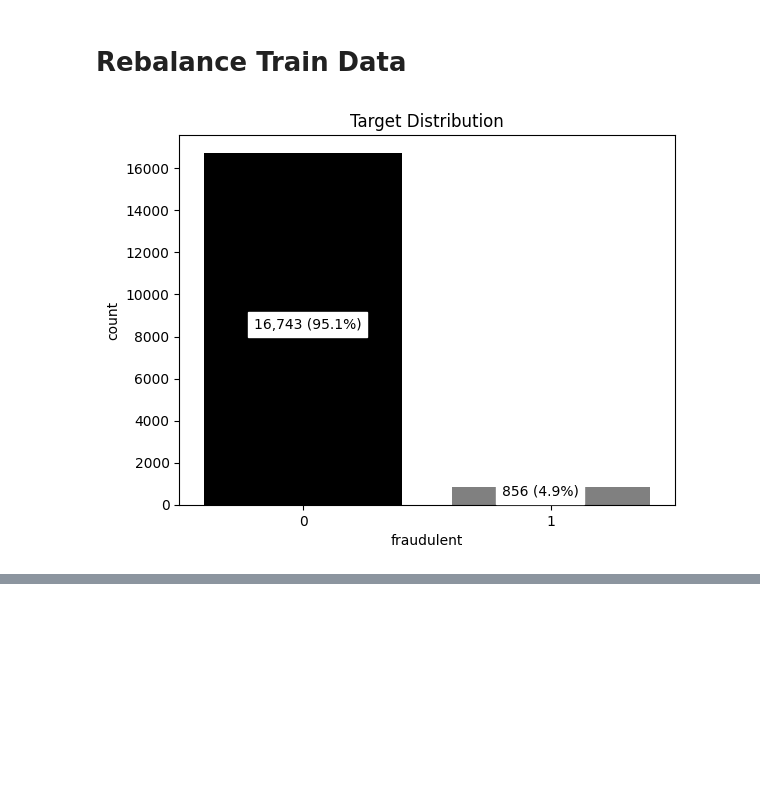
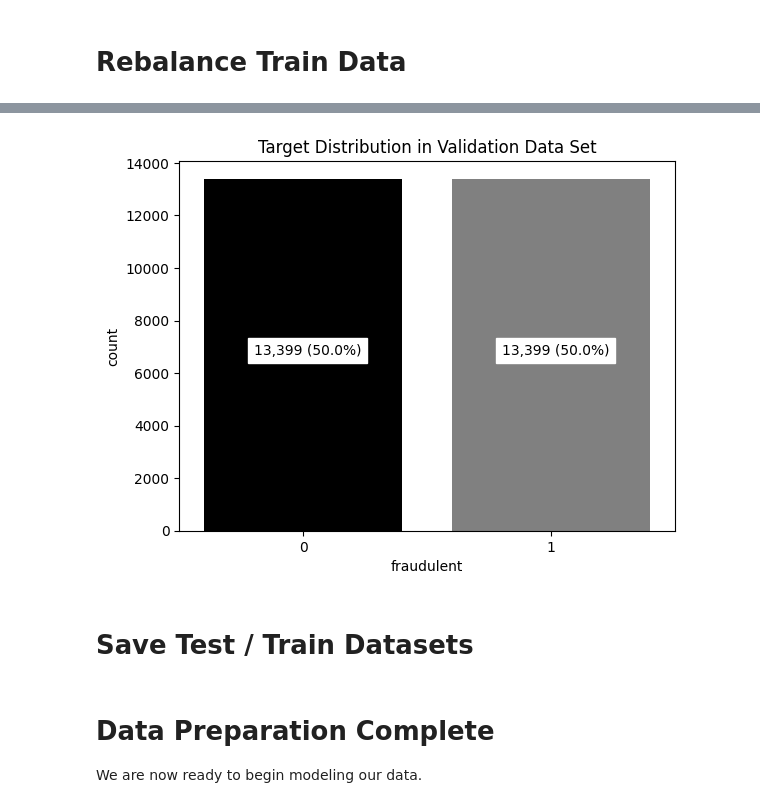
Before and after one commit to ADS-599-Team-2-Capstone/ADS-599-Capstone, a Jupyter notebook: Code Library Folder/Data Preparation.ipynb, the cells around one changed output, grey strips where cells are left out. Saved outputs shown, nothing was run; the diff lists cells and outputs as text; code cells hidden in the pictures; blank space fills up the shorter version.

```diff
--- a/Code Library Folder/Data Preparation.ipynb
+++ b/Code Library Folder/Data Preparation.ipynb
@@ -44,7 +84,3 @@ def target_distribution(data, target, title='Target Distribution'):
 # %%
 unbalanced_df = pd.read_pickle("../Data Folder/fake_job_postings_dd_raw_df.pkl")
 unbalanced_df.head(2)
-
-numeric_variables = list(unbalanced_df.select_dtypes(['float64','int64']).columns)
-
-unbalanced_df = unbalanced_df[numeric_variables]
@@ -50,0 +93,27 @@ unbalanced_df = unbalanced_df[numeric_variables]
+# %%
+# replace NaN values with ' '
+unbalanced_df[['title', 'company_profile', 'description', 'requirements', 'benefits', 'fraudulent' ]] = \
+    unbalanced_df[['title', 'company_profile', 'description', 'requirements', 'benefits', 'fraudulent' ]].fillna(value=' ')
+
+
+
+# Clean and Tokenize Data
+df = unbalanced_df.copy()
+
+# new column of all the text information combined together, may not be necessary but could address missing values
+df['all_text'] = df['title'] + ' ' + df['company_profile'] + ' ' + df['description'] + ' ' + df['requirements'] + ' ' + df['benefits']
+
+# applying the pipeline
+my_pipeline = [normalize, remove_punctuation, tokenize, remove_stop]
+
+# we need to apply text cleaning to all of the following:
+## 'title', 'company_profile', 'description', 'requirements', 'benefits', 'all_text'
+df["title_tokens"] = df["title"].apply(prepare, pipeline=my_pipeline)
+df["company_profile_tokens"] = df["company_profile"].apply(prepare, pipeline=my_pipeline)
+df["description_tokens"] = df["description"].apply(prepare, pipeline=my_pipeline)
+df["requirements_tokens"] = df["requirements"].apply(prepare, pipeline=my_pipeline)
+df["benefits_tokens"] = df["benefits"].apply(prepare, pipeline=my_pipeline)
+df["all_text_tokens"] = df["all_text"].apply(prepare, pipeline=my_pipeline)
+
+# checking
+df.head(5)
@@ -87,13 +164,6 @@ target_distribution(data=validate_y,
 [figure]
 # %% [markdown]
 # Rebalance Train Data
-# %%
-# Plot Target Variable fraudulent distribution.
-
-target_distribution(data=unbalanced_df,
-                    target=target)
-# %% [output]
-[figure, removed]
 # %% [markdown]
 ## Over-sampling: SMOTE
 SMOTE (Synthetic Minority Oversampling TEchnique) consists of synthesizing elements for the minority class, based on those that already exist. It works randomly picingk a point from the minority class and computing the k-nearest neighbors for this point. The synthetic points are added between the chosen point and its neighbors.
@@ -106,3 +176,15 @@ SMOTE (Synthetic Minority Oversampling TEchnique) consists of synthesizing eleme
 smote = SMOTE(sampling_strategy='minority')
 
 X_sm, y_sm = smote.fit_resample(X_train,y_train)
+# %%
+# Plot Target Variable fraudulent distribution.
+
+sm_training_y = pd.DataFrame(y_sm, columns = [target])
+
+target_distribution(data=sm_training_y,
+                    target=target,
+                    title='Target Distribution in Validation Data Set')
+# %% [output]
+[figure, added]
+# %% [markdown]
+# Save Test / Train Datasets
@@ -108,0 +199,3 @@ X_sm, y_sm = smote.fit_resample(X_train,y_train)
+# %% [markdown]
+# Data Preparation Complete
+We are now ready to begin modeling our data.
```
Also changed, not shown: parts of 9 cells of this notebook, 6 other files.
